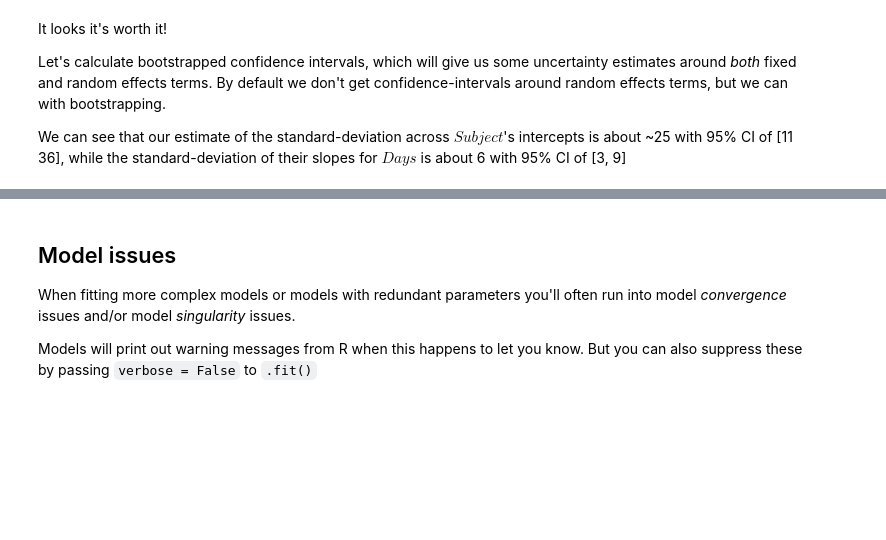
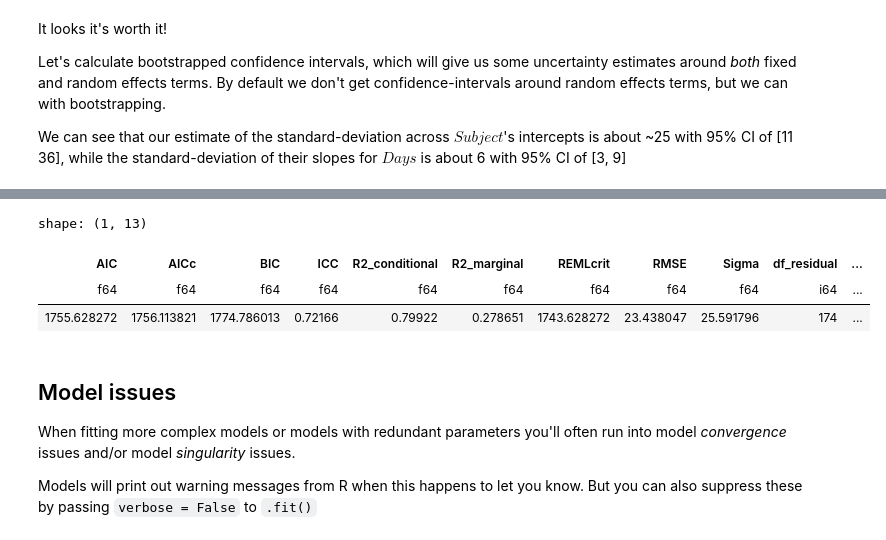
Before and after one commit to ejolly/pymer4, a Jupyter notebook: docs/tutorials/03_lmms.ipynb, the cells around one changed output, grey strips where cells are left out. Cells and saved outputs as stored; diff of their text form; code cells hidden in the pictures; blank space fills up the shorter version.

```diff
--- a/docs/tutorials/03_lmms.ipynb
+++ b/docs/tutorials/03_lmms.ipynb
@@ -140,3 +150,10 @@ model_s.fit(conf_method='boot', summary=True)
+# %%
+model_s.result_fit_stats
+# %% [output]
+shape: (1, 13)
+| AIC | AICc | BIC | ICC | R2_conditional | R2_marginal | REMLcrit | RMSE | Sigma | df_residual | ... |
+| f64 | f64 | f64 | f64 | f64 | f64 | f64 | f64 | f64 | i64 | ... |
+| 1755.628272 | 1756.113821 | 1774.786013 | 0.72166 | 0.79922 | 0.278651 | 1743.628272 | 23.438047 | 25.591796 | 174 | ... |
 # %% [markdown]
 ## Model issues
 
```
Also changed, not shown: parts of 3 cells of this notebook, 16 other files.
